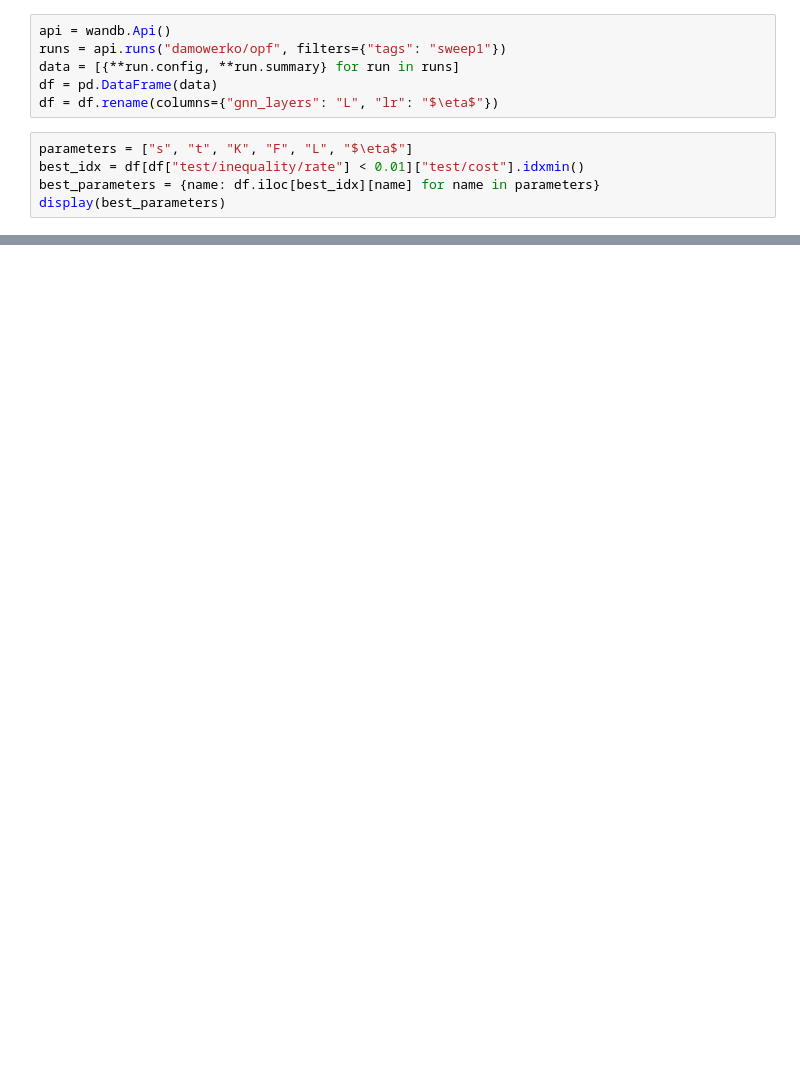
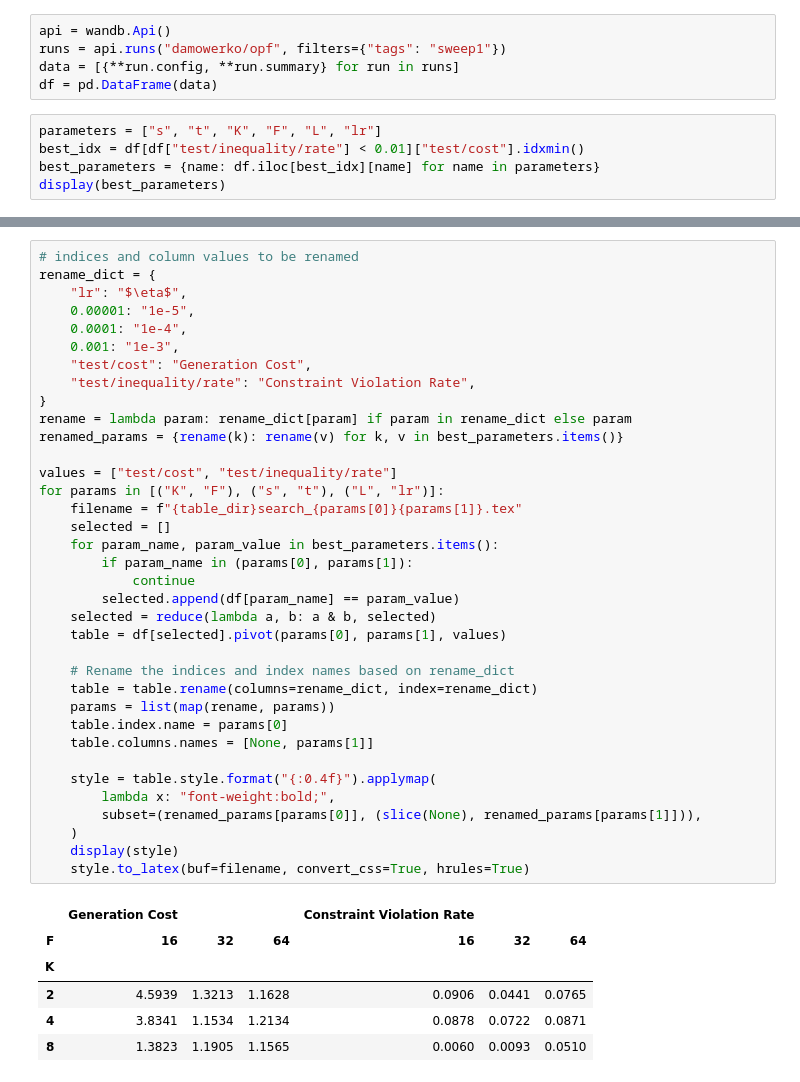
Before and after one commit to Damowerko/opf, a Jupyter notebook: paper/paper.ipynb, the cells around one changed output, grey strips where cells are left out. Drawn from its saved outputs; the diff is of its cells as text; blank space fills up the shorter version.

```diff
--- a/paper/paper.ipynb
+++ b/paper/paper.ipynb
@@ -9,9 +26,8 @@ api = wandb.Api()
 runs = api.runs("damowerko/opf", filters={"tags": "sweep1"})
 data = [{**run.config, **run.summary} for run in runs]
 df = pd.DataFrame(data)
-df = df.rename(columns={"gnn_layers": "L", "lr": "$\eta$"})
 # %%
-parameters = ["s", "t", "K", "F", "L", "$\eta$"]
+parameters = ["s", "t", "K", "F", "L", "lr"]
 best_idx = df[df["test/inequality/rate"] < 0.01]["test/cost"].idxmin()
 best_parameters = {name: df.iloc[best_idx][name] for name in parameters}
 display(best_parameters)
@@ -69,0 +36,43 @@ for table in tables:
+# %%
+# indices and column values to be renamed
+rename_dict = {
+    "lr": "$\eta$",
+    0.00001: "1e-5",
+    0.0001: "1e-4",
+    0.001: "1e-3",
+    "test/cost": "Generation Cost",
+    "test/inequality/rate": "Constraint Violation Rate",
+}
+rename = lambda param: rename_dict[param] if param in rename_dict else param
+renamed_params = {rename(k): rename(v) for k, v in best_parameters.items()}
+
+values = ["test/cost", "test/inequality/rate"]
+for params in [("K", "F"), ("s", "t"), ("L", "lr")]:
+    filename = f"{table_dir}search_{params[0]}{params[1]}.tex"
+    selected = []
+    for param_name, param_value in best_parameters.items():
+        if param_name in (params[0], params[1]):
+            continue
+        selected.append(df[param_name] == param_value)
+    selected = reduce(lambda a, b: a & b, selected)
+    table = df[selected].pivot(params[0], params[1], values)
+
+    # Rename the indices and index names based on rename_dict
+    table = table.rename(columns=rename_dict, index=rename_dict)
+    params = list(map(rename, params))
+    table.index.name = params[0]
+    table.columns.names = [None, params[1]]
+
+    style = table.style.format("{:0.4f}").applymap(
+        lambda x: "font-weight:bold;",
+        subset=(renamed_params[params[0]], (slice(None), renamed_params[params[1]])),
+    )
+    display(style)
+    style.to_latex(buf=filename, convert_css=True, hrules=True)
+# %% [output]
+|  | Generation Cost |  |  | Constraint Violation Rate |  |  |
+| F | 16 | 32 | 64 | 16 | 32 | 64 |
+| K |  |  |  |  |  |  |
+| 2 | 4.5939 | 1.3213 | 1.1628 | 0.0906 | 0.0441 | 0.0765 |
+| 4 | 3.8341 | 1.1534 | 1.2134 | 0.0878 | 0.0722 | 0.0871 |
+| 8 | 1.3823 | 1.1905 | 1.1565 | 0.0060 | 0.0093 | 0.0510 |
```
Also changed, not shown: parts of 7 cells of this notebook, 8 other files.
